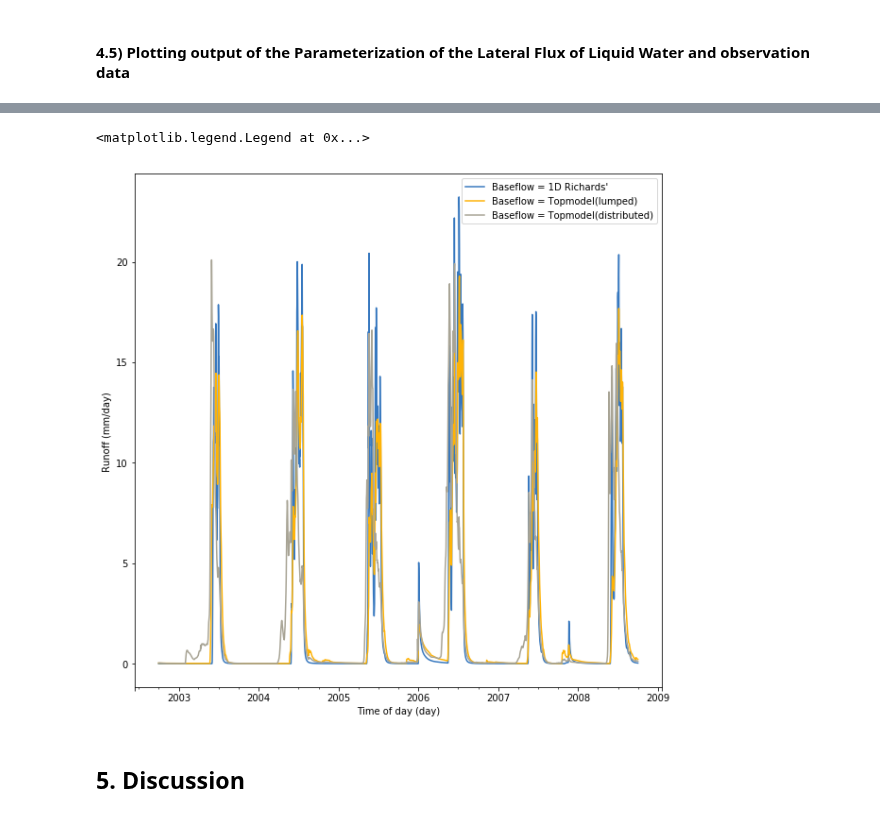
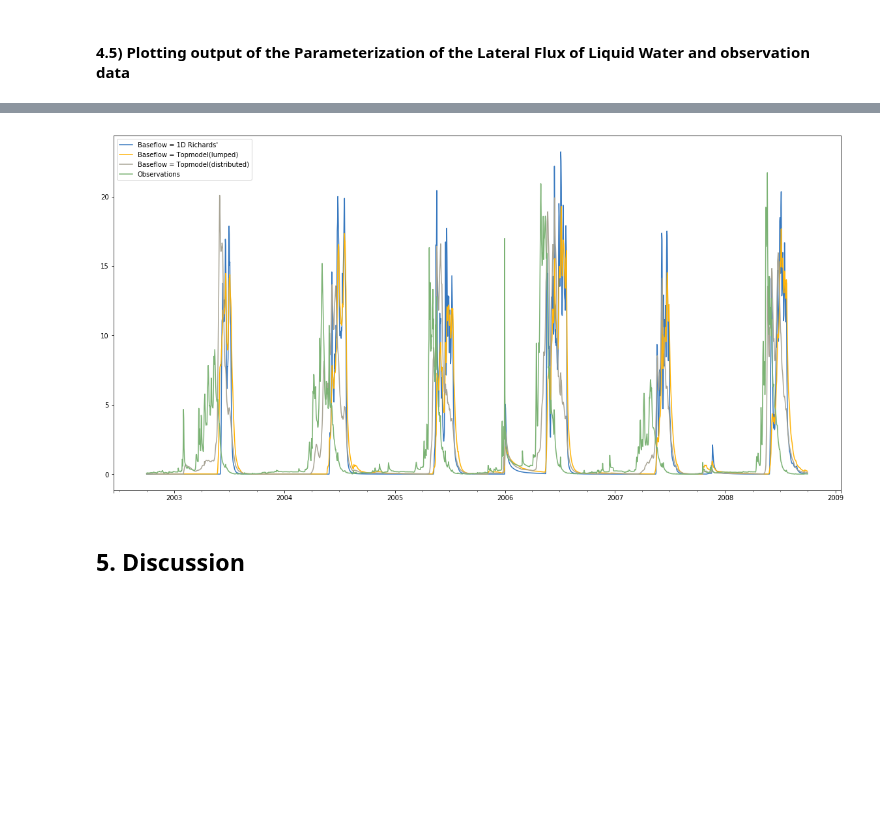
Before and after one commit to UW-Hydro/pysumma, a Jupyter notebook: notebooks/pySUMMA_Demo_Example_Fig9_Docker_develop_ver.ipynb, the cells around one changed output, grey strips where cells are left out. Drawn from its saved outputs; the diff is of its cells as text; code cells hidden in the pictures; blank space fills up the shorter version.

```diff
--- a/notebooks/pySUMMA_Demo_Example_Fig9_Docker_develop_ver.ipynb
+++ b/notebooks/pySUMMA_Demo_Example_Fig9_Docker_develop_ver.ipynb
@@ -523,4 +354,4 @@ dtype: float64
 # %% [markdown]
 #### 4.5) Plotting output of the Parameterization of the Lateral Flux of Liquid Water and observation data
 # %%
-choi = pd.concat([Runoff_Combine, obs_streamflow_daily], 1)
+graph_runoff = pd.concat([Runoff_Combine, obs_streamflow_daily], 1)
@@ -532,19 +358,8 @@ choi.plot()
-# %%
-# create plot with the Parameterization of model representation of the lateral flux of liquid water
-Runoff_Combine_Graph = Runoff_Combine.plot()
-Runoff_Combine_Graph.plot(obs_date, obs_streamflow_daily)
-
-#ET_Combine_Graph.scatter(xvals, df_gp_hr['Observation (aspen)'])
-
-# plot scatter with x='xvals', y='Observation (aspen)'
-#Runoff_Combine_Graph.fill(dates)#, df_filt['Observation'])
-# add x, y label
-Runoff_Combine_Graph.set(xlabel='Time of day (day)', ylabel='Runoff (mm/day) ')
-# show up the legend
-Runoff_Combine_Graph.legend()
-# %% [output]
-<matplotlib.legend.Legend at 0x...>
-[figure, removed]
+# %%
+graph_runoff.plot()
+jtplot.figsize(x=20, y=10)
+# %% [output]
+[figure, added]
 # %% [markdown]
 ## 5. Discussion
 # %% [markdown]
```
Also changed, not shown: parts of 48 cells of this notebook, 1 other file.
